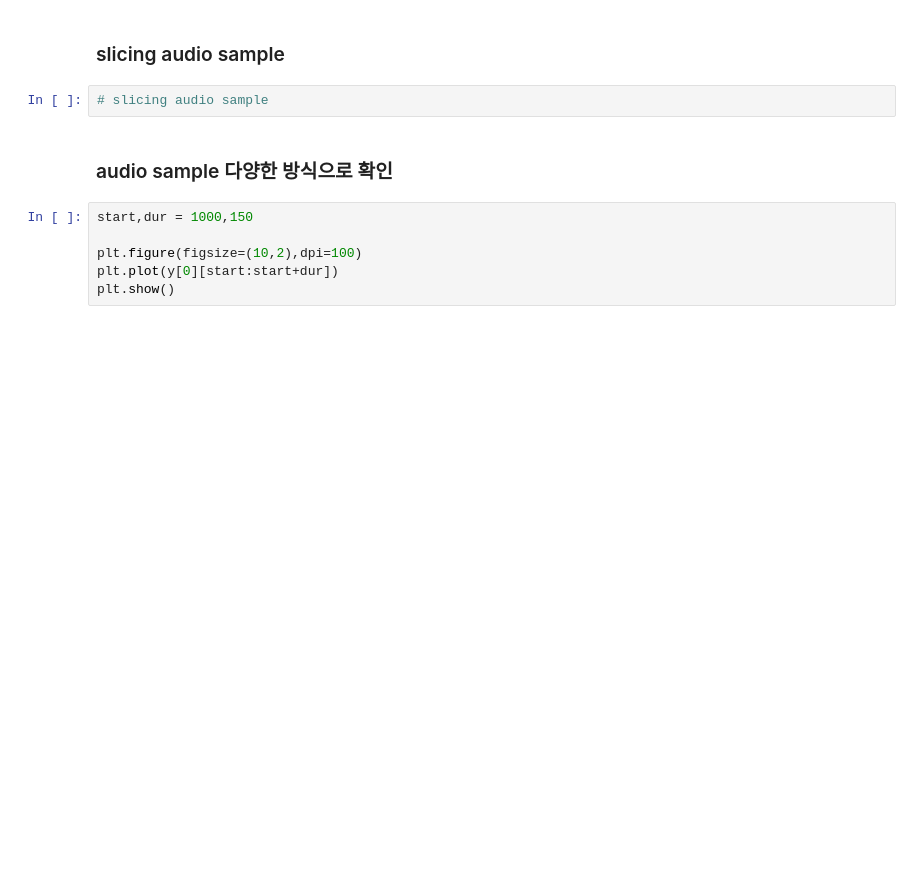
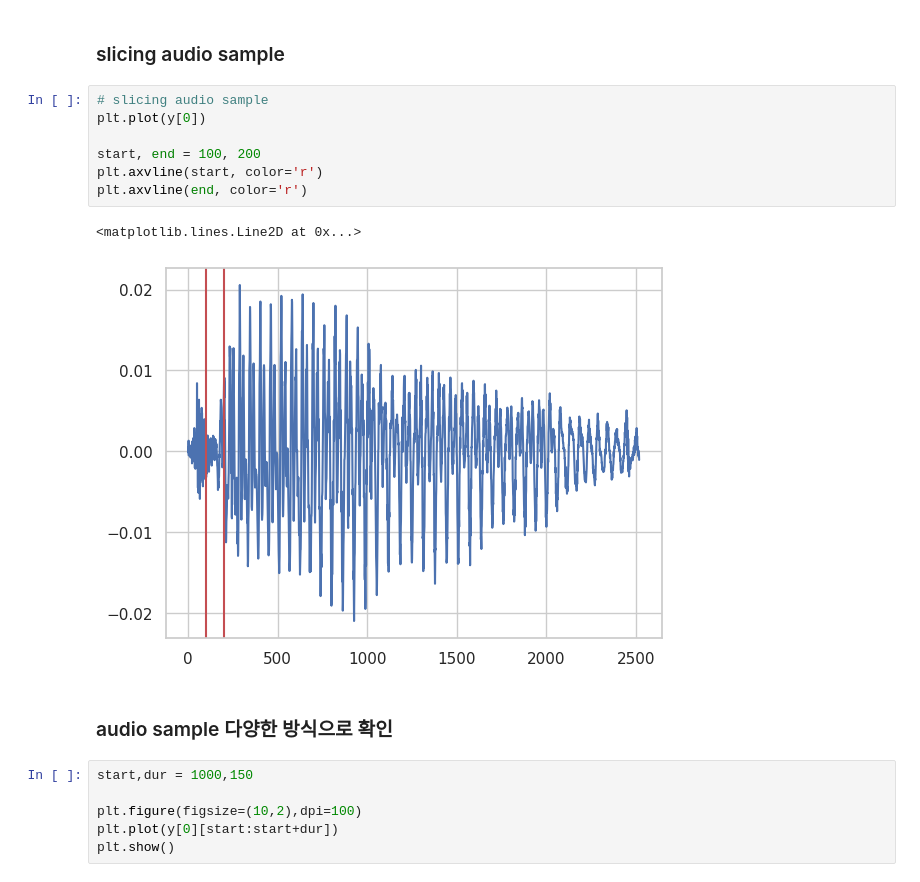
Before and after one commit to dbstj1231/2023_AI_Academy_ASR, a Jupyter notebook: 1_audio_file_handling.ipynb, the cells around one changed output. Drawn from its saved outputs; the diff is of its cells as text; blank space fills up the shorter version.

```diff
--- a/1_audio_file_handling.ipynb
+++ b/1_audio_file_handling.ipynb
@@ -138,7 +284,15 @@ python의 `Slicing`을 통해 특정구간을 확대하여 확인 가능
 # %% [markdown]
 ### slicing audio sample
-# %%
-# slicing audio sample
+# %%
+# slicing audio sample
+plt.plot(y[0])
+
+start, end = 100, 200
+plt.axvline(start, color='r')
+plt.axvline(end, color='r')
+# %% [output]
+<matplotlib.lines.Line2D at 0x...>
+[figure, added]
 # %% [markdown]
 ### audio sample 다양한 방식으로 확인
 # %%
```
Also changed, not shown: parts of 72 cells of this notebook, 2 other files.
